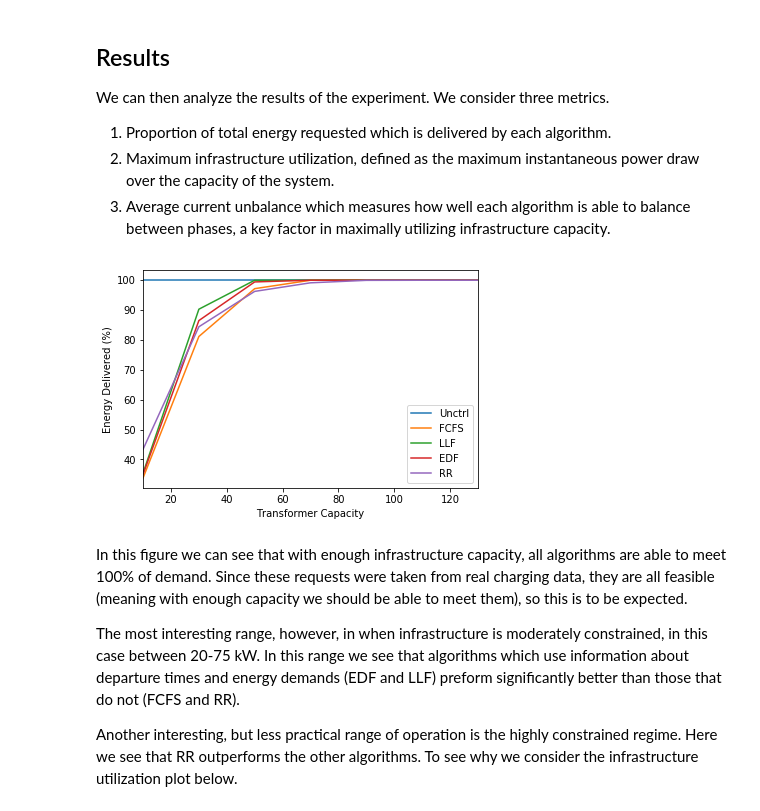
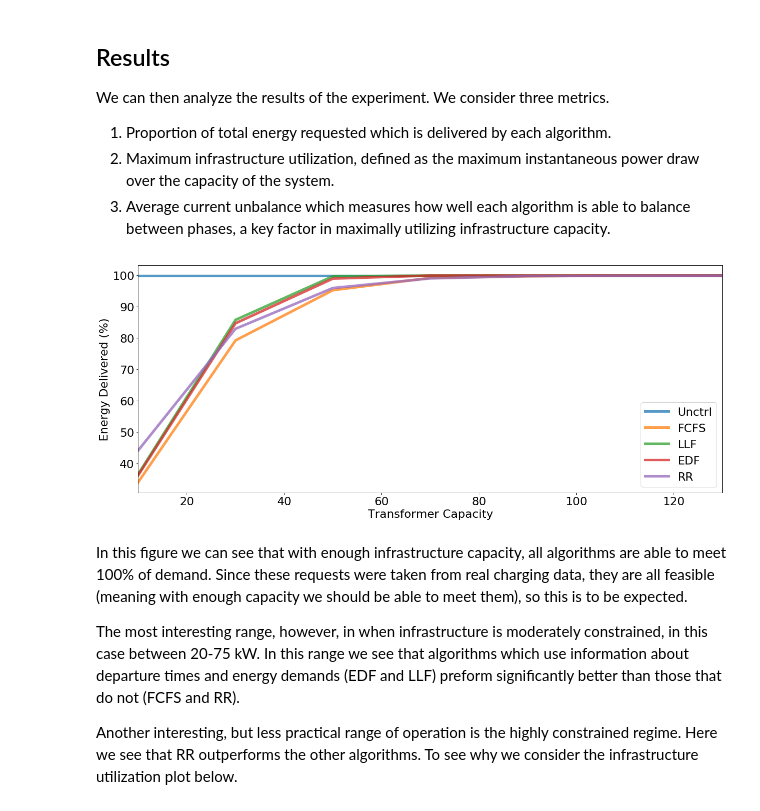
Before and after one commit to caltech-netlab/acnportal-experiments, a Jupyter notebook: baseline_algorithms_w_constrained_infrastructure.ipynb, the cells around one changed output. Cells and saved outputs as stored; diff of their text form; code cells hidden in the pictures.

```diff
--- a/baseline_algorithms_w_constrained_infrastructure.ipynb
+++ b/baseline_algorithms_w_constrained_infrastructure.ipynb
@@ -34,8 +31,7 @@ timezone = pytz.timezone('America/Los_Angeles')
 start = timezone.localize(datetime(2019, 3, 1))
 
 # Use only one week for quicker results.
-end = timezone.localize(datetime(2019, 3, 7,))
-# end = timezone.localize(datetime(2019, 4, 1,))
+end = timezone.localize(datetime(2019, 4, 1,))
 
 # How long each time discrete time interval in the simulation should be.
 period = 5  # minutes
@@ -104,22 +100,18 @@ We can then analyze the results of the experiment. We consider three metrics.
 1.   Proportion of total energy requested which is delivered by each algorithm.
 2.   Maximum infrastructure utilization, defined as the maximum instantaneous power draw over the capacity of the system.
 3.   Average current unbalance which measures how well each algorithm is able to balance between phases, a key factor in maximally utilizing infrastructure capacity.
-# %%
-e_del = defaultdict(dict)
-un_bal = defaultdict(dict)
-max_util = defaultdict(dict)
-for alg in sims:
-  for d in sims[alg]:
-    e_del[alg][d] = analysis.proportion_of_energy_delivered(sims[alg][d]) * 100
-    un_bal[alg][d] = np.nanmean(analysis.current_unbalance(sims[alg][d], ['Secondary {0}'.format(p) for p in 'ABC'], 'NEMA')) * 100
-    max_util[alg][d] = np.max(analysis.aggregate_current(sims[alg][d]))*voltage / 1000 / d * 100
-# %%
-pd.DataFrame(e_del).plot()
-plt.ylabel('Energy Delivered (%)')
-plt.xlabel('Transformer Capacity')
-pass
-# %% [output]
-[figure, removed]
+# %%
+matplotlib.rcParams.update({'font.size': 22})
+e_del = defaultdict(dict)
+for alg in sims:
+  for d in sims[alg]:
+    e_del[alg][d] = analysis.proportion_of_energy_delivered(sims[alg][d]) * 100
+pd.DataFrame(e_del).plot(figsize=(20,8), linewidth=5, alpha=0.75)
+plt.ylabel('Energy Delivered (%)')
+plt.xlabel('Transformer Capacity')
+pass
+# %% [output]
+[figure, added]
 # %% [markdown]
 In this figure we can see that with enough infrastructure capacity, all algorithms are able to meet 100% of demand. Since these requests were taken from real charging data, they are all feasible (meaning with enough capacity we should be able to meet them), so this is to be expected.
 
```
Also changed, not shown: parts of 11 cells of this notebook.
